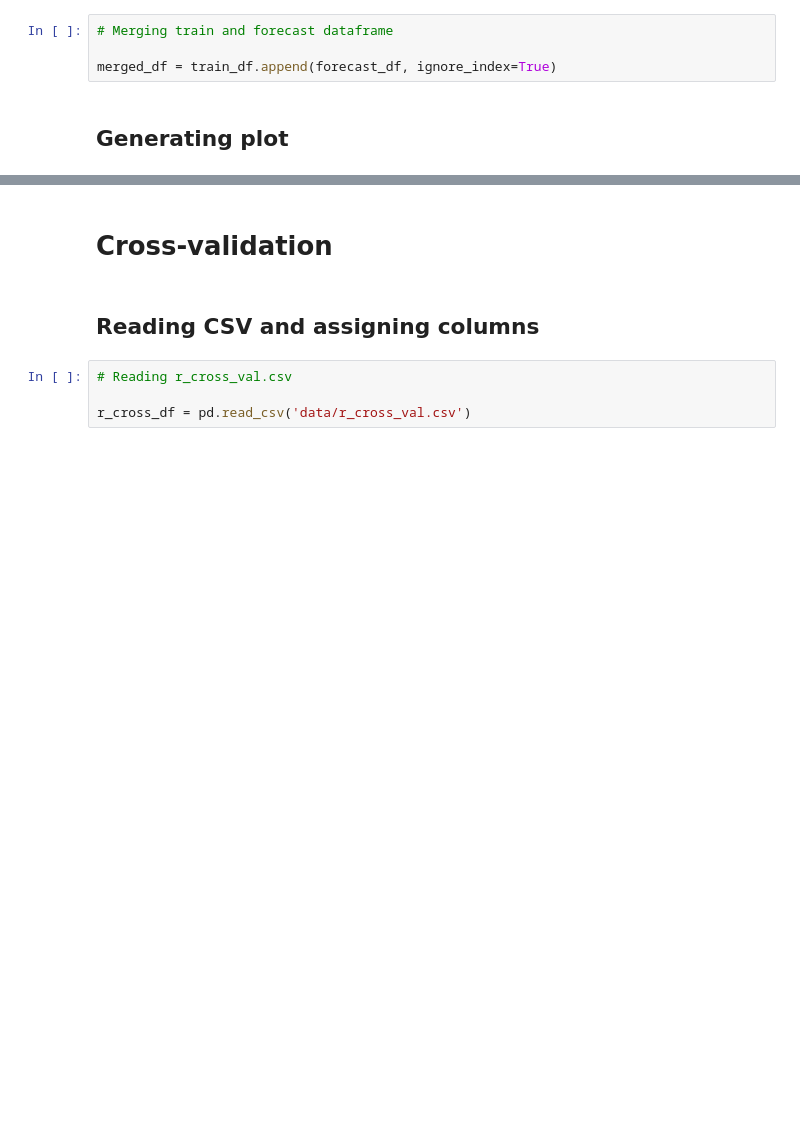
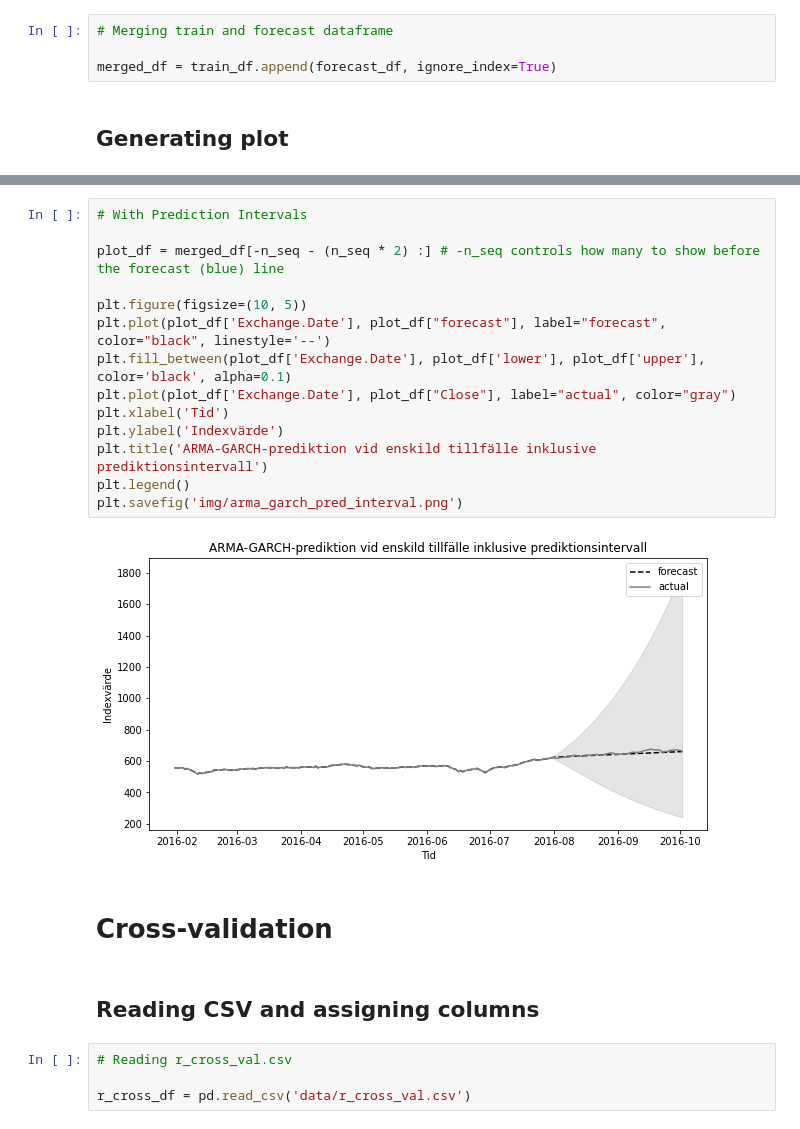
Before and after one commit to ulrikson/statistics-thesis, a Jupyter notebook: arch_evaluate.ipynb, the cells around one changed output, grey strips where cells are left out. Cells and saved outputs as stored; diff of their text form; blank space fills up the shorter version.

```diff
--- a/arch_evaluate.ipynb
+++ b/arch_evaluate.ipynb
@@ -60,3 +106,19 @@ plt.legend()
+# %%
+# With Prediction Intervals
+
+plot_df = merged_df[-n_seq - (n_seq * 2) :] # -n_seq controls how many to show before the forecast (blue) line
+
+plt.figure(figsize=(10, 5))
+plt.plot(plot_df['Exchange.Date'], plot_df["forecast"], label="forecast", color="black", linestyle='--')
+plt.fill_between(plot_df['Exchange.Date'], plot_df['lower'], plot_df['upper'], color='black', alpha=0.1)
+plt.plot(plot_df['Exchange.Date'], plot_df["Close"], label="actual", color="gray")
+plt.xlabel('Tid')
+plt.ylabel('Indexvärde')
+plt.title('ARMA-GARCH-prediktion vid enskild tillfälle inklusive prediktionsintervall')
+plt.legend()
+plt.savefig('img/arma_garch_pred_interval.png')
+# %% [output]
+[figure, added]
 # %% [markdown]
 # Cross-validation
 # %% [markdown]
```
Also changed, not shown: parts of 9 cells of this notebook, 6 other files.
